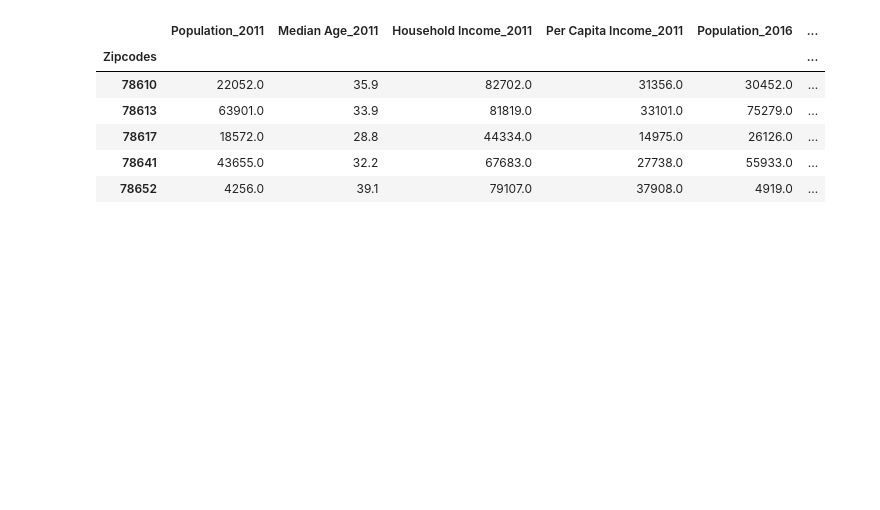
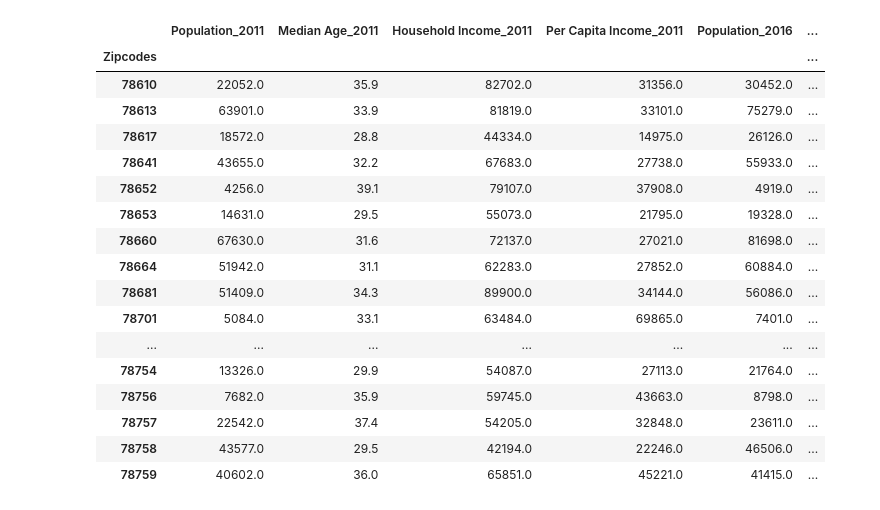
Before and after one commit to Kerrykova/Project1, a Jupyter notebook: Visualizations.ipynb, the cells around one changed output. Cells and saved outputs as stored; diff of their text form; code cells hidden in the pictures; blank space fills up the shorter version.

Commit message:
census viz and reformat crime zipcode

```diff
--- a/Visualizations.ipynb
+++ b/Visualizations.ipynb
@@ -3,13 +3,24 @@ import numpy as np
 import pandas as pd
 import matplotlib.pyplot as plt
 # %%
-census = pd.read_pickle("Intermediate Data/census.pkl")
-census.head()
+census = pd.read_pickle("Intermediate Data/census_with_household.pkl")
+census
 # %% [output]
 |  | Population_2011 | Median Age_2011 | Household Income_2011 | Per Capita Income_2011 | Population_2016 | ... |
 | Zipcodes |  |  |  |  |  | ... |
 | 78610 | 22052.0 | 35.9 | 82702.0 | 31356.0 | 30452.0 | ... |
 | 78613 | 63901.0 | 33.9 | 81819.0 | 33101.0 | 75279.0 | ... |
 | 78617 | 18572.0 | 28.8 | 44334.0 | 14975.0 | 26126.0 | ... |
 | 78641 | 43655.0 | 32.2 | 67683.0 | 27738.0 | 55933.0 | ... |
 | 78652 | 4256.0 | 39.1 | 79107.0 | 37908.0 | 4919.0 | ... |
+| 78653 | 14631.0 | 29.5 | 55073.0 | 21795.0 | 19328.0 | ... |
+| 78660 | 67630.0 | 31.6 | 72137.0 | 27021.0 | 81698.0 | ... |
+| 78664 | 51942.0 | 31.1 | 62283.0 | 27852.0 | 60884.0 | ... |
+| 78681 | 51409.0 | 34.3 | 89900.0 | 34144.0 | 56086.0 | ... |
+| 78701 | 5084.0 | 33.1 | 63484.0 | 69865.0 | 7401.0 | ... |
+| ... | ... | ... | ... | ... | ... | ... |
+| 78754 | 13326.0 | 29.9 | 54087.0 | 27113.0 | 21764.0 | ... |
+| 78756 | 7682.0 | 35.9 | 59745.0 | 43663.0 | 8798.0 | ... |
+| 78757 | 22542.0 | 37.4 | 54205.0 | 32848.0 | 23611.0 | ... |
+| 78758 | 43577.0 | 29.5 | 42194.0 | 22246.0 | 46506.0 | ... |
+| 78759 | 40602.0 | 36.0 | 65851.0 | 45221.0 | 41415.0 | ... |
```
Also changed, not shown: parts of 9 cells of this notebook, 1 other file.
